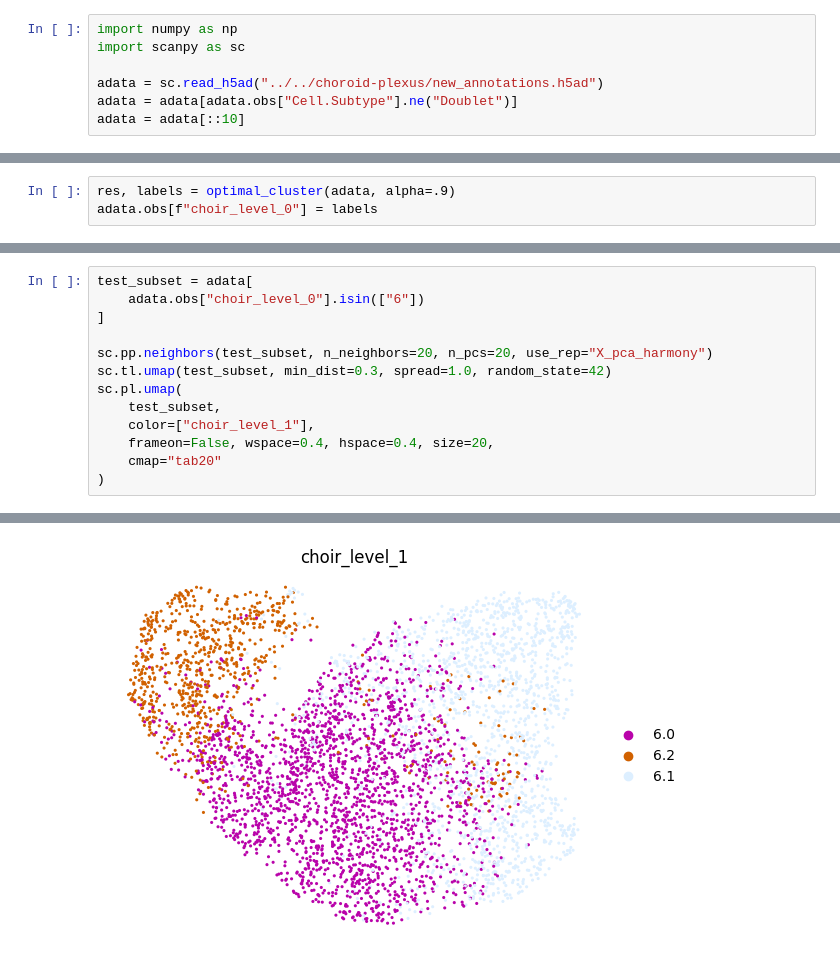
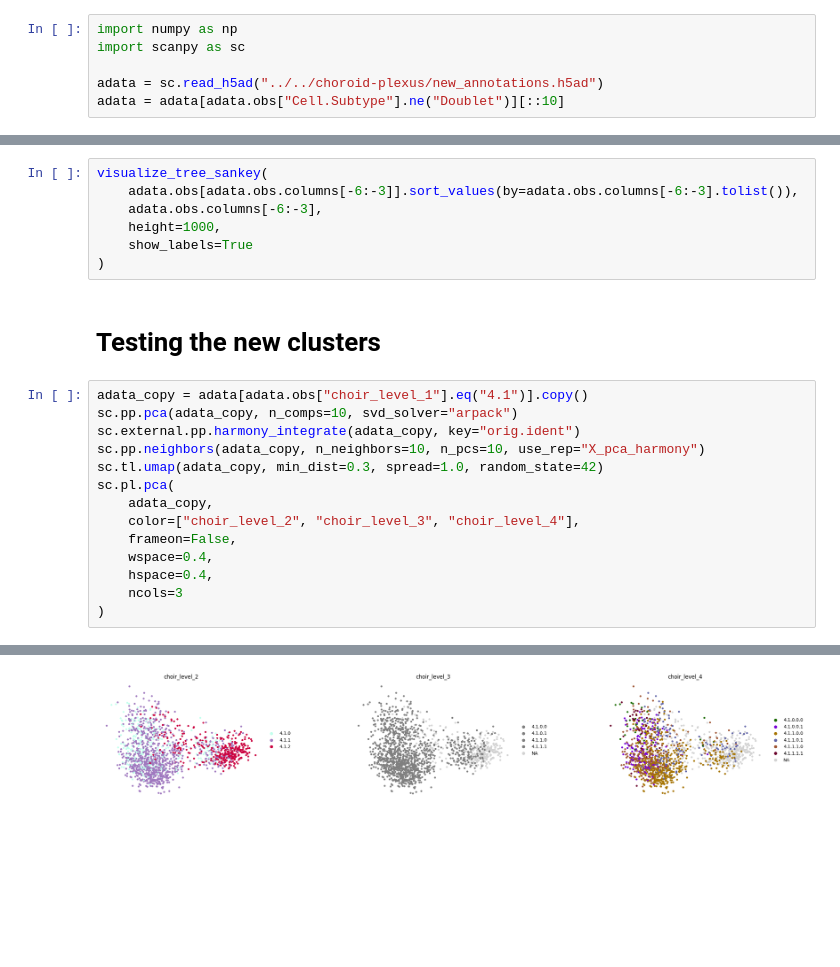
Before and after one commit to jhaberbe/CHOIR, a Jupyter notebook: notebook/notebook.ipynb, the cells around one changed output, grey strips where cells are left out. Drawn from its saved outputs; the diff is of its cells as text; blank space fills up the shorter version.

```diff
--- a/notebook/notebook.ipynb
+++ b/notebook/notebook.ipynb
@@ -3,8 +3,7 @@ import numpy as np
 import scanpy as sc
 
 adata = sc.read_h5ad("../../choroid-plexus/new_annotations.h5ad")
-adata = adata[adata.obs["Cell.Subtype"].ne("Doublet")]
-adata = adata[::10]
+adata = adata[adata.obs["Cell.Subtype"].ne("Doublet")][::10]
 # %%
 sc.pp.filter_cells(adata, min_genes=200)
 sc.pp.filter_genes(adata, min_cells=3)
@@ -155,3 +26,0 @@ def optimal_cluster(
-# %%
-res, labels = optimal_cluster(adata, alpha=.9)
-adata.obs[f"choir_level_0"] = labels
@@ -245,14 +202,24 @@ sc.pl.umap(
+# %%
+visualize_tree_sankey(
+    adata.obs[adata.obs.columns[-6:-3]].sort_values(by=adata.obs.columns[-6:-3].tolist()),
+    adata.obs.columns[-6:-3],
+    height=1000,
+    show_labels=True
+)
+# %% [markdown]
+# Testing the new clusters
 # %%
-test_subset = adata[
-    adata.obs["choir_level_0"].isin(["6"])
-]
-
-sc.pp.neighbors(test_subset, n_neighbors=20, n_pcs=20, use_rep="X_pca_harmony")
-sc.tl.umap(test_subset, min_dist=0.3, spread=1.0, random_state=42)
-sc.pl.umap(
-    test_subset,
-    color=["choir_level_1"],
-    frameon=False, wspace=0.4, hspace=0.4, size=20,
-    cmap="tab20"
+adata_copy = adata[adata.obs["choir_level_1"].eq("4.1")].copy()
+sc.pp.pca(adata_copy, n_comps=10, svd_solver="arpack")
+sc.external.pp.harmony_integrate(adata_copy, key="orig.ident")
+sc.pp.neighbors(adata_copy, n_neighbors=10, n_pcs=10, use_rep="X_pca_harmony")
+sc.tl.umap(adata_copy, min_dist=0.3, spread=1.0, random_state=42)
+sc.pl.pca(
+    adata_copy,
+    color=["choir_level_2", "choir_level_3", "choir_level_4"],
+    frameon=False,
+    wspace=0.4,
+    hspace=0.4,
+    ncols=3
 )
 # %% [output]
@@ -259 +239 @@ sc.pl.umap(
-[figure, old version]
+[figure, new version]
```
Also changed, not shown: parts of 14 cells of this notebook, 4 other files.
